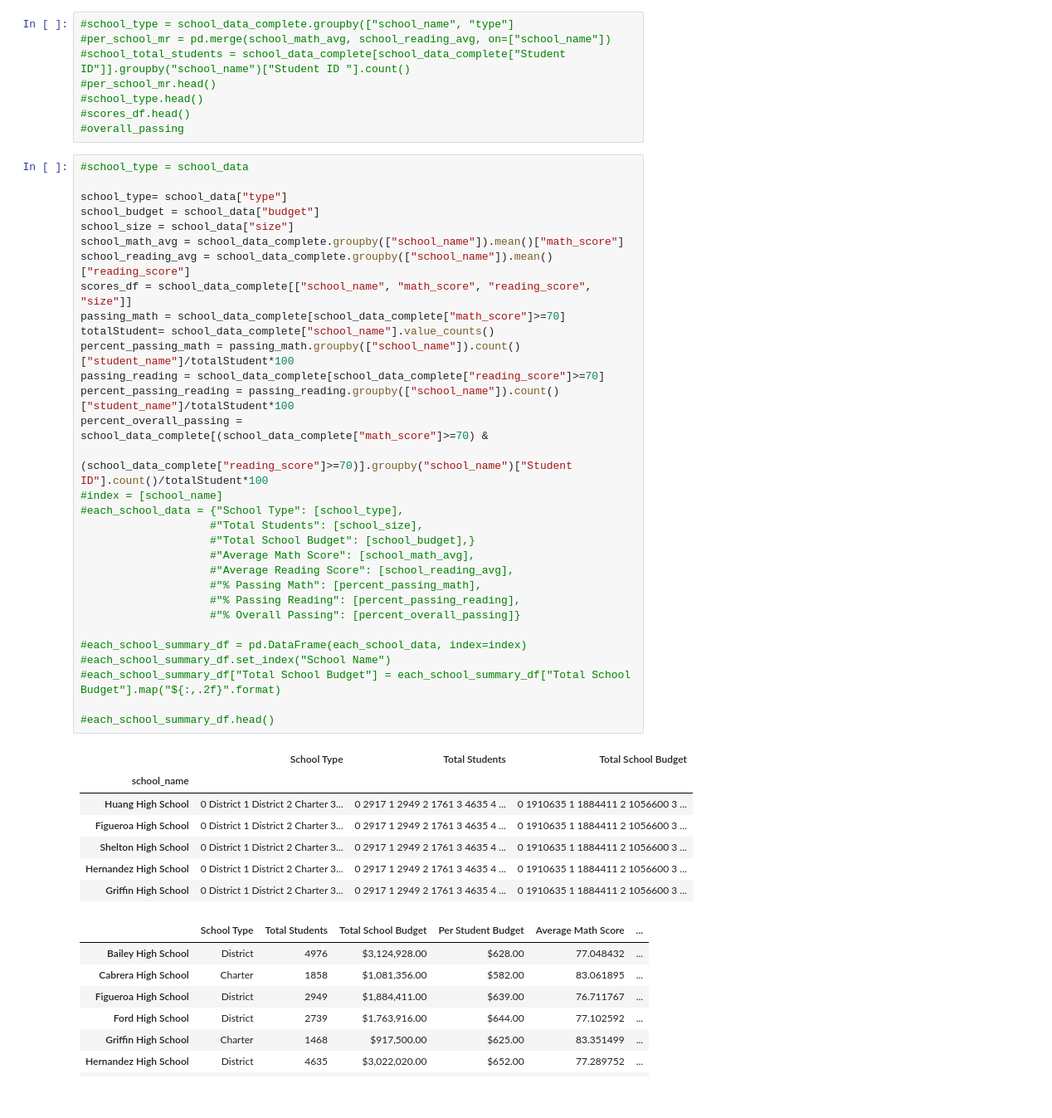
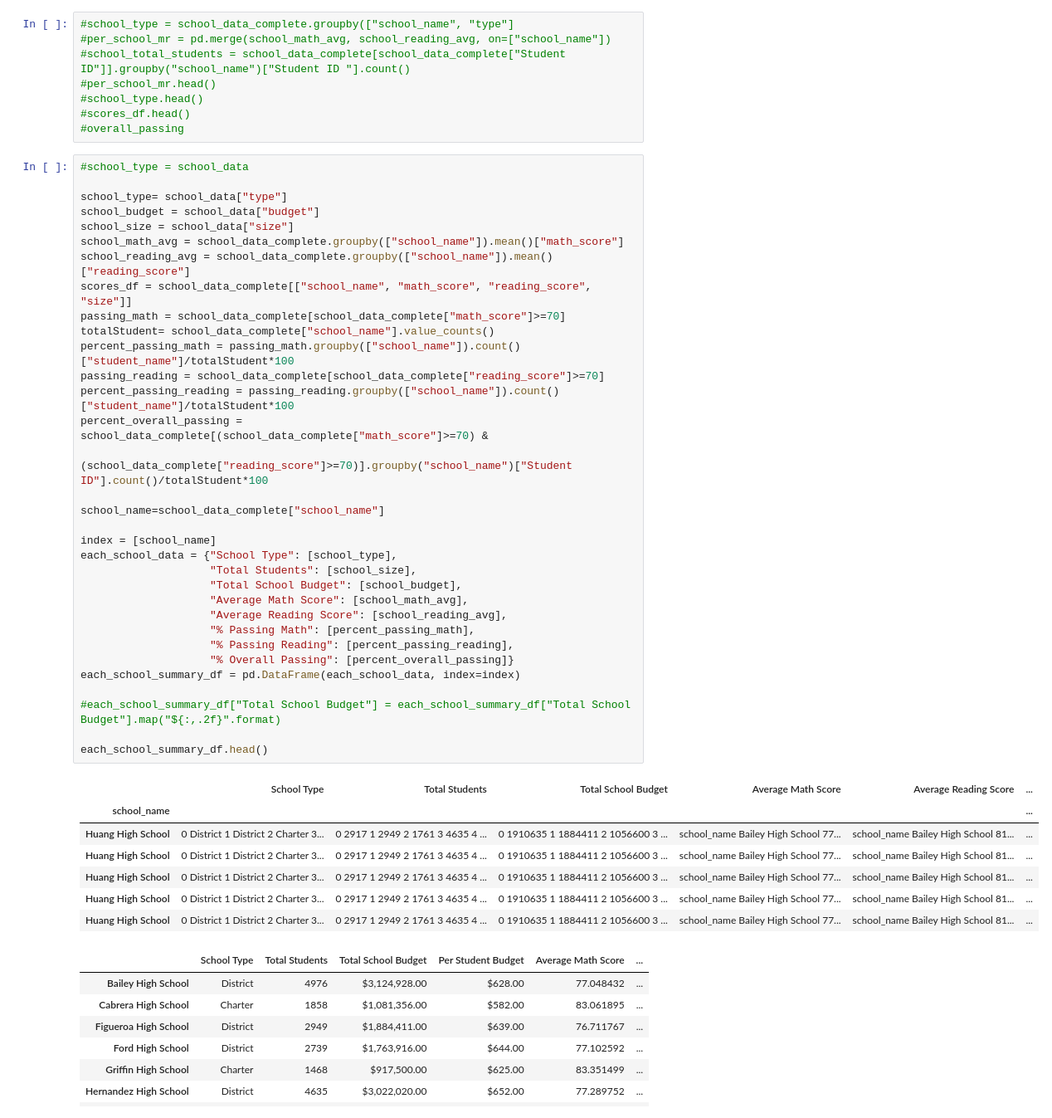
Before and after one commit to paulywog13/pandas-challenge, a Jupyter notebook: PyCitySchools/PyCitySchools_starter.ipynb, the cells around one changed output. Shown at 83% size. Cells and saved outputs as stored; diff of their text form.

Commit message:
Code updated for school type scores

```diff
--- a/PyCitySchools/PyCitySchools_starter.ipynb
+++ b/PyCitySchools/PyCitySchools_starter.ipynb
@@ -155,42 +155,44 @@ Name: school_name, dtype: object
 # %%
 #school_type = school_data
 
 school_type= school_data["type"]
 school_budget = school_data["budget"]
 school_size = school_data["size"]
 school_math_avg = school_data_complete.groupby(["school_name"]).mean()["math_score"]
 school_reading_avg = school_data_complete.groupby(["school_name"]).mean()["reading_score"]
 scores_df = school_data_complete[["school_name", "math_score", "reading_score", "size"]]
 passing_math = school_data_complete[school_data_complete["math_score"]>=70]
 totalStudent= school_data_complete["school_name"].value_counts()
 percent_passing_math = passing_math.groupby(["school_name"]).count()["student_name"]/totalStudent*100
 passing_reading = school_data_complete[school_data_complete["reading_score"]>=70]
 percent_passing_reading = passing_reading.groupby(["school_name"]).count()["student_name"]/totalStudent*100
 percent_overall_passing = school_data_complete[(school_data_complete["math_score"]>=70) &
                    (school_data_complete["reading_score"]>=70)].groupby("school_name")["Student ID"].count()/totalStudent*100
-#index = [school_name]
-#each_school_data = {"School Type": [school_type],
-                    #"Total Students": [school_size],
-                    #"Total School Budget": [school_budget],}
-                    #"Average Math Score": [school_math_avg],
-                    #"Average Reading Score": [school_reading_avg],
-                    #"% Passing Math": [percent_passing_math],
-                    #"% Passing Reading": [percent_passing_reading],
-                    #"% Overall Passing": [percent_overall_passing]}
 
-#each_school_summary_df = pd.DataFrame(each_school_data, index=index)
-#each_school_summary_df.set_index("School Name")
+school_name=school_data_complete["school_name"]
+
+index = [school_name]
+each_school_data = {"School Type": [school_type],
+                    "Total Students": [school_size],
+                    "Total School Budget": [school_budget],
+                    "Average Math Score": [school_math_avg],
+                    "Average Reading Score": [school_reading_avg],
+                    "% Passing Math": [percent_passing_math],
+                    "% Passing Reading": [percent_passing_reading],
+                    "% Overall Passing": [percent_overall_passing]}
+each_school_summary_df = pd.DataFrame(each_school_data, index=index)
+
 #each_school_summary_df["Total School Budget"] = each_school_summary_df["Total School Budget"].map("${:,.2f}".format)
 
-#each_school_summary_df.head()
+each_school_summary_df.head()
 # %% [output]
-|  | School Type | Total Students | Total School Budget |
-| school_name |  |  |  |
-| Huang High School | 0 District 1 District 2 Charter 3... | 0 2917 1 2949 2 1761 3 4635 4 ... | 0 1910635 1 1884411 2 1056600 3 ... |
-| Figueroa High School | 0 District 1 District 2 Charter 3... | 0 2917 1 2949 2 1761 3 4635 4 ... | 0 1910635 1 1884411 2 1056600 3 ... |
-| Shelton High School | 0 District 1 District 2 Charter 3... | 0 2917 1 2949 2 1761 3 4635 4 ... | 0 1910635 1 1884411 2 1056600 3 ... |
-| Hernandez High School | 0 District 1 District 2 Charter 3... | 0 2917 1 2949 2 1761 3 4635 4 ... | 0 1910635 1 1884411 2 1056600 3 ... |
-| Griffin High School | 0 District 1 District 2 Charter 3... | 0 2917 1 2949 2 1761 3 4635 4 ... | 0 1910635 1 1884411 2 1056600 3 ... |
+|  | School Type | Total Students | Total School Budget | Average Math Score | Average Reading Score | ... |
+| school_name |  |  |  |  |  | ... |
+| Huang High School | 0 District 1 District 2 Charter 3... | 0 2917 1 2949 2 1761 3 4635 4 ... | 0 1910635 1 1884411 2 1056600 3 ... | school_name Bailey High School 77... | school_name Bailey High School 81... | ... |
+| Huang High School | 0 District 1 District 2 Charter 3... | 0 2917 1 2949 2 1761 3 4635 4 ... | 0 1910635 1 1884411 2 1056600 3 ... | school_name Bailey High School 77... | school_name Bailey High School 81... | ... |
+| Huang High School | 0 District 1 District 2 Charter 3... | 0 2917 1 2949 2 1761 3 4635 4 ... | 0 1910635 1 1884411 2 1056600 3 ... | school_name Bailey High School 77... | school_name Bailey High School 81... | ... |
+| Huang High School | 0 District 1 District 2 Charter 3... | 0 2917 1 2949 2 1761 3 4635 4 ... | 0 1910635 1 1884411 2 1056600 3 ... | school_name Bailey High School 77... | school_name Bailey High School 81... | ... |
+| Huang High School | 0 District 1 District 2 Charter 3... | 0 2917 1 2949 2 1761 3 4635 4 ... | 0 1910635 1 1884411 2 1056600 3 ... | school_name Bailey High School 77... | school_name Bailey High School 81... | ... |
 # %%
 # %% [output]
 |  | School Type | Total Students | Total School Budget | Per Student Budget | Average Math Score | ... |
```
Also changed, not shown: parts of 1 cell of this notebook.
